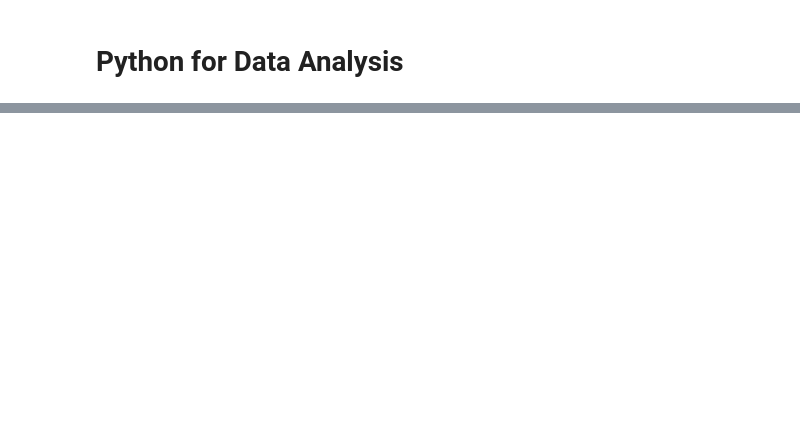
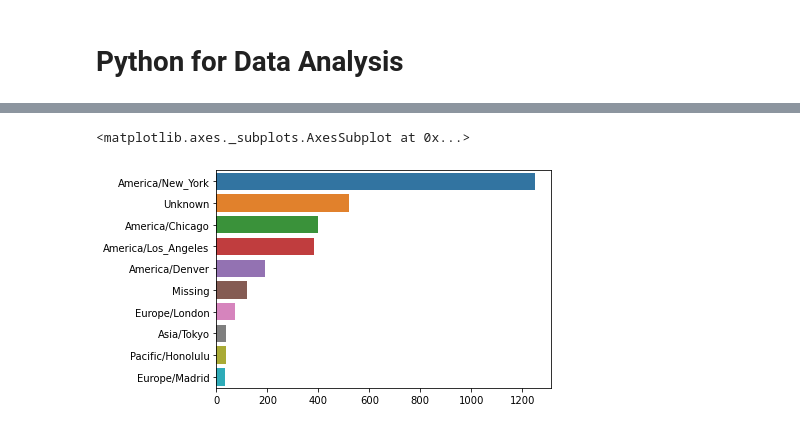
Before and after one commit to walidsi/data-science, a Jupyter notebook: Python/Python for Data Analysis/py_data_analysis_2.ipynb, the cells around one changed output, grey strips where cells are left out. Saved outputs shown, nothing was run; the diff lists cells and outputs as text; code cells hidden in the pictures; blank space fills up the shorter version.

```diff
--- a/Python/Python for Data Analysis/py_data_analysis_2.ipynb
+++ b/Python/Python for Data Analysis/py_data_analysis_2.ipynb
@@ -33,0 +174,5 @@ import seaborn as sns
+# %%
+sns.barplot(tz_counts[:10].values, tz_counts[:10].index)
+# %% [output]
+<matplotlib.axes._subplots.AxesSubplot at 0x...>
+[figure, added]
```
Also changed, not shown: parts of 32 cells of this notebook, 1 other file.
